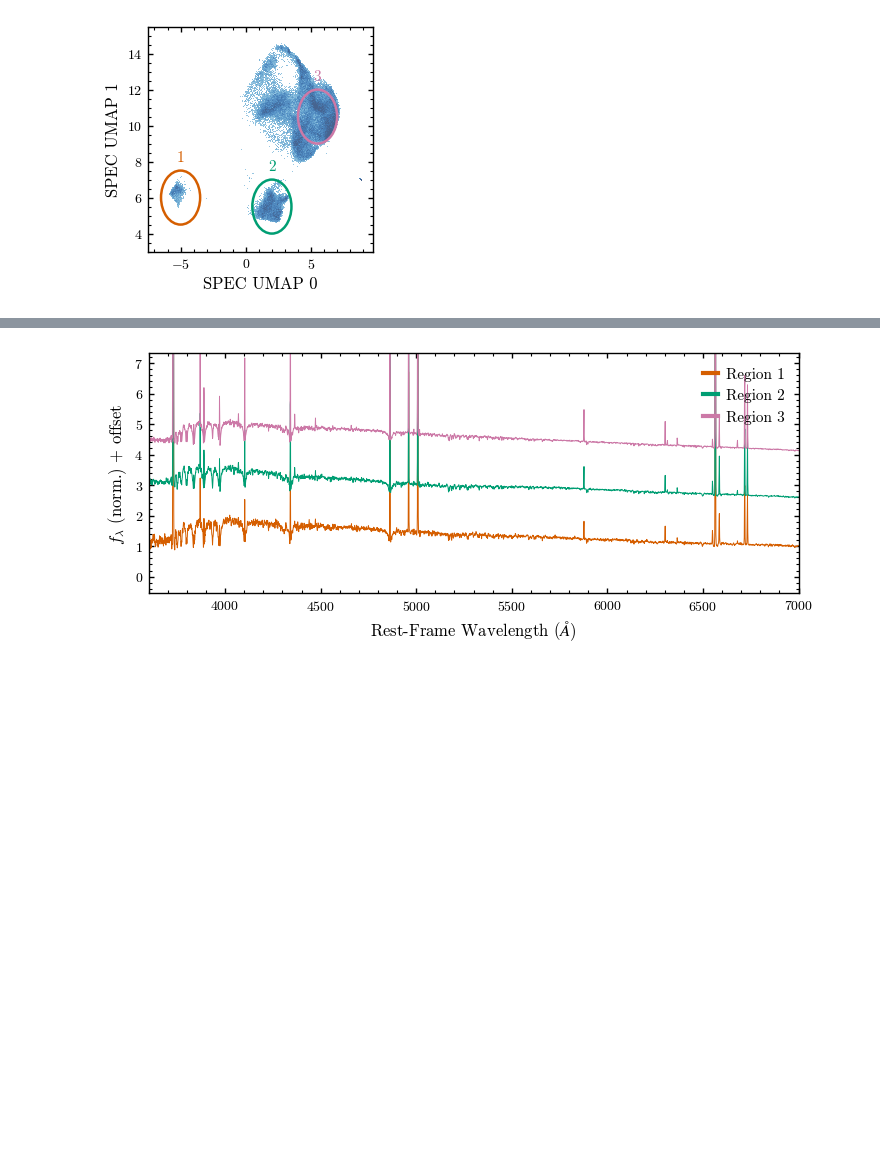
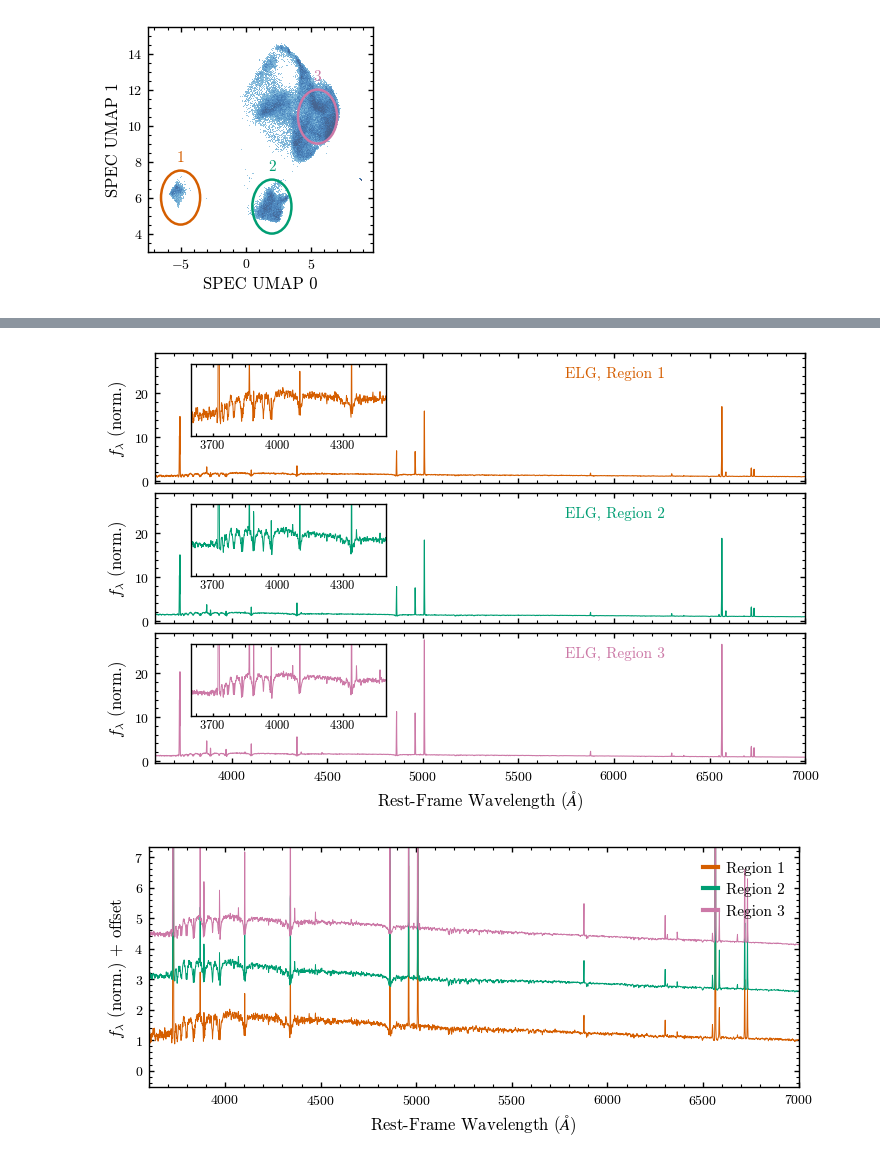
Before and after one commit to virajvman/desi_dwarfs, a Jupyter notebook: notebooks/catalog_paper/spectra_nnmf_explore.ipynb, the cells around one changed output, grey strips where cells are left out. Saved outputs shown, nothing was run; the diff lists cells and outputs as text; code cells hidden in the pictures; blank space fills up the shorter version.

```diff
--- a/notebooks/catalog_paper/spectra_nnmf_explore.ipynb
+++ b/notebooks/catalog_paper/spectra_nnmf_explore.ipynb
@@ -946,3 +838,66 @@ plt.show()
+# %%
+# shared y-limits across the 3 main panels (driven by the brightest lines)
+ymin = min(s[in_x].min() for s in region_stacks)
+ymax = max(s[in_x].max() for s in region_stacks)
+ypad = 0.05 * (ymax - ymin)
+
+# shared y-limits across the 3 insets (blue end), with top headroom for labels
+ins_ymin = min(s[in_ins].min() for s in region_stacks)
+ins_ymax = max(s[in_ins].max() for s in region_stacks)
+ins_rng  = ins_ymax - ins_ymin
+ins_lo   = ins_ymin - 0.05 * ins_rng
+ins_hi   = ins_ymin + ins_rng / 0.62               # peaks fill ~62%, top ~38% for labels
+
+# short line labels for the (small) inset, drawn INSIDE with no connectors
+inset_lab = {"OII3726": r"[OII]", "NeIII3869": r"[NeIII]", "Hdelta": r"H$\delta$",
+             "Hgamma": r"H$\gamma$", "OIII4363": r"4363"}
+inset_dx  = {"OIII4363": +45.0}                    # nudge off Hgamma
+inset_style = {ln.id: dict(noline=True, label=inset_lab.get(ln.id, ln.label),
+                           dx=inset_dx.get(ln.id, 0.0))
+               for ln in LINES if ln.strong}
+
+ax = make_tall_subplots(nrow=3, ncol=1, panel_width=6.5, panel_height=1.3,
+                        row_spacing=[MARGIN_LABEL, MARGIN_SHARED, MARGIN_SHARED, MARGIN_LABEL],
+                        col_spacing=[MARGIN_LABEL, MARGIN_PAD])
+
+for i, (stack, col, lab) in enumerate(zip(region_stacks, region_colors, region_labels)):
+    axi = ax[i, 0]
+    axi.plot(wave_rest, stack, color=col, lw=0.8)
+    axi.set_xlim([WAVE_LO, WAVE_HI])
+    axi.set_ylim([ymin - ypad, ymax + ypad + 0.2])
+    axi.set_ylabel(r"$f_{\lambda}$ (norm.)")
+    # region label at the right edge (nudge manually later if needed)
+    axi.text(0.785, 0.90, f"ELG, Region {lab}", transform=axi.transAxes,
+             color=col, weight="bold", ha="right", va="top")
+    if i < 2:
+        axi.set_xticklabels([])
+
+    # ---- inset: blue-end zoom (3600-4500), shared y across the 3 panels ----
+    axins = axi.inset_axes([0.055, 0.365, 0.3, 0.55])
+    axins.plot(wave_rest, stack, color=col, lw=0.7)
+    axins.set_xlim([INS_LO, INS_HI])
+    # axins.set_ylim([ins_lo, ins_hi])
+    axins.set_ylim([0.5, 2.75])
+
+    axins.set_xticks([3700, 4000, 4300])
+    axins.set_yticks([])
+    axins.tick_params(labelsize=9, length=2, pad=1.5)
+    # label_lines(axins, strong_only=True, exclude=["wr", "highion"],
+    #             style=inset_style, air_to_vacuum=AIR_TO_VAC,
+    #             fiducial=0.66, angle=90, stagger=False, fontsize=4.5, color="0.25")
+
+ax[2, 0].set_xlabel(r"Rest-Frame Wavelength ($\AA$)")
+
+# strong nebular line IDs above the top panel (x is shared down the column)
+# strong_style = {ln.id: dict(loc="top") for ln in LINES if ln.strong}
+# label_lines(ax[0, 0], strong_only=True, exclude=["wr", "highion"],
+#             style=strong_style, air_to_vacuum=AIR_TO_VAC,
+#             top_angle=90, fontsize=6, color="0.25")
+
+# plt.savefig("/global/homes/v/virajvm/DESI2_LOWZ/quenched_fracs_nbs/paper_plots/umap_elg_regions_spectra_panels.pdf")
+plt.show()
+# %% [output]
+[figure, added]
 # %%
 ## ---- Plot B: offset overlay, zoomed to the continuum + weak emission lines ----
 ## (depends on region_stacks / AIR_TO_VAC from Plot A above; bright lines like
```
Also changed, not shown: parts of 8 cells of this notebook, 1 other file.
